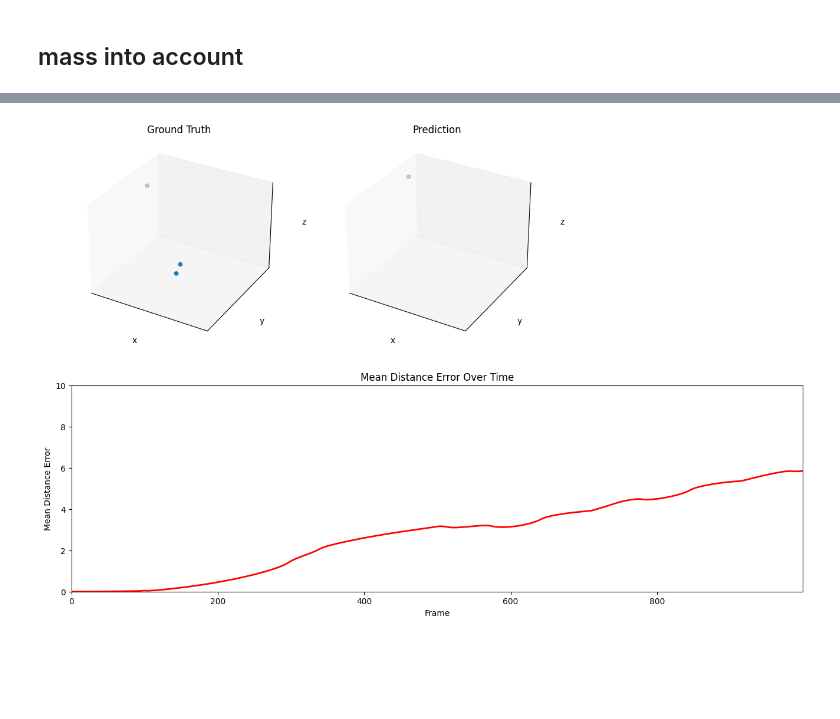
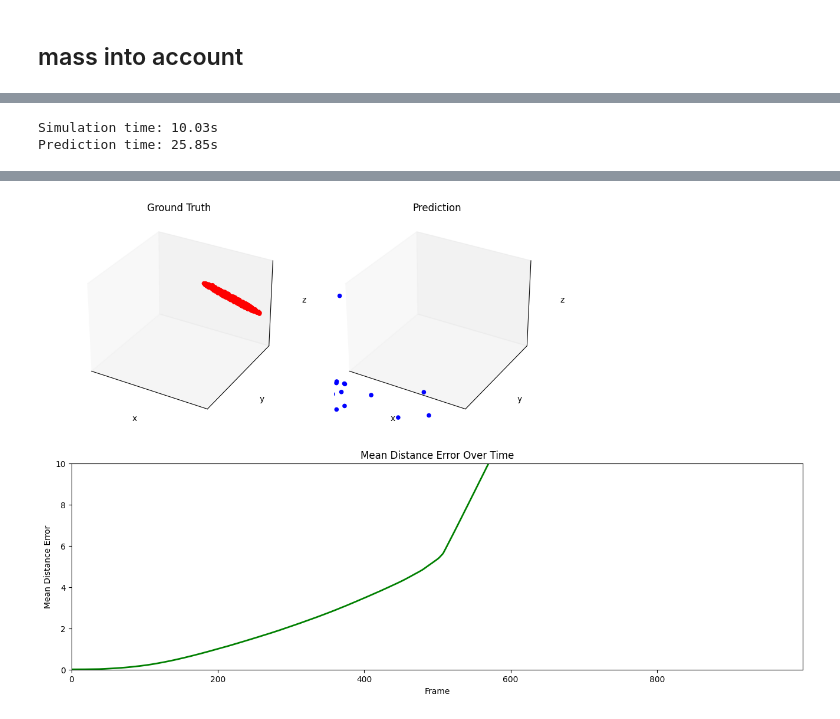
Before and after one commit to bikuta6/nbody-deep-sim, a Jupyter notebook: gnns.ipynb, the cells around one changed output, grey strips where cells are left out. Cells and saved outputs as stored; diff of their text form; code cells hidden in the pictures; blank space fills up the shorter version.

```diff
--- a/gnns.ipynb
+++ b/gnns.ipynb
@@ -6,11 +6,12 @@
 import torch
 import torch.nn.functional as F
 from torch_geometric.nn import GCNConv, GeneralConv, GENConv
+from torch_geometric.nn.models import MLP
 from torch_geometric.data import Data
 from torch_geometric.nn import radius_graph
 from torch_geometric.loader import DataLoader
 from torch_geometric.data import Data
-from datagen import generate_dataset, generate_dataset_nbodies, generate_dataset_1gal
+from datagen import generate_dataset, generate_dataset_nbodies, generate_dataset_1gal, generate_scene_1gal
 from tqdm import tqdm
 
 
@@ -41,23 +42,25 @@ def create_edge_attributes_based_on_mass_and_dist(data):
     return data
 
 class ParticleGNN(torch.nn.Module):
-    def __init__(self, input_dim, fc_dim, fc_layers, gnn_dim, message_passing_steps, output_dim):
+    def __init__(self, input_dim=9, edge_dim=2,  node_enc_hidden = [128, 128], edge_enc_hidden = [128, 128], dec_hidden = [128, 128], gnn_dim=128, message_passing_steps=4, agg='add', output_dim=3):
         super(ParticleGNN, self).__init__()
         # Encoder for initial node features
-        self.encoder = fully_connected(input_dim, fc_dim, gnn_dim, fc_layers)
+        self.node_encoder = MLP([input_dim] + node_enc_hidden + [gnn_dim])
+        self.edge_encoder = MLP([edge_dim] + edge_enc_hidden + [gnn_dim])
         # GeneralConv layers for message passing
         self.gnns = []
         for i in range(message_passing_steps):
-            gnn = GENConv(in_channels=gnn_dim, out_channels=gnn_dim, aggr='add', edge_dim=2)
+            gnn = GENConv(in_channels=gnn_dim, out_channels=gnn_dim, aggr=agg, edge_dim=gnn_dim)
             setattr(self, f'gnn_{i}', gnn)
             self.gnns.append(gnn)
 
         # Decoder to transform final node features to output
-        self.decoder = fully_connected(gnn_dim, fc_dim, output_dim, fc_layers)
+        self.decoder = MLP([gnn_dim] + dec_hidden + [output_dim])
 
     def forward(self, data):
         x, edge_index, edge_attr = data.x, data.edge_index, data.edge_attr  # Use edge_attr instead of edge_weight
-        x = self.encoder(x)
+        x = self.node_encoder(x)
+        edge_attr = self.edge_encoder(edge_attr)
 
         for gnn in self.gnns:
             x = F.relu(gnn(x, edge_index, edge_attr=edge_attr))  # Pass edge_attr to GeneralConv
@@ -114,7 +117,7 @@ def generate_graph_dataset(data, radius):
 # %%
 # Initialize model and optimizer
 import os
-model = ParticleGNN(input_dim=9, fc_dim=256, fc_layers=2, gnn_dim=256, message_passing_steps=5, output_dim=3)
+model = ParticleGNN()
 # load model weights
 device = torch.device('cuda' if torch.cuda.is_available() else 'mps' if torch.backends.mps.is_available() else 'cpu')
 model = model.to(device)
@@ -321,42 +338,52 @@ def animate_scene(scene, pos_pred):
     ax3.set_xlabel('Frame')
     ax3.set_ylabel('Mean Distance Error')
     ax3.set_title('Mean Distance Error Over Time')
-    line, = ax3.plot([], [], color='r', lw=2)
+    line, = ax3.plot([], [], color='g', lw=2)
 
     # Prepare the data
     n_bodies = len(scene['masses'])
     gt_pos = np.array([frame['pos'] for frame in scene['frames']])
-    scat1 = ax1.scatter(gt_pos[0, :, 0], gt_pos[0, :, 1], gt_pos[0, :, 2], color='r')
-    scat2 = ax2.scatter(pos_pred[0, :, 0], pos_pred[0, :, 1], pos_pred[0, :, 2], color='b')
+    scat1 = ax1.scatter(gt_pos[0, :, 0], gt_pos[0, :, 1], gt_pos[0, :, 2], c='r')
+    scat2 = ax2.scatter(pos_pred[0, :, 0], pos_pred[0, :, 1], pos_pred[0, :, 2], c='b')
 
     # Calculate mean distances for each frame
     mean_distance_per_step = [
         mean_distance(torch.tensor(pos_pred[i]), torch.tensor(gt_pos[i])).item()
         for i in range(len(pos_pred))
     ]
 
     # Update function for animation
     def update(frame):
         # Update 3D scatter plots
-        scat1._offsets3d = (gt_pos[frame, :, 0], gt_pos[frame, :, 1], gt_pos[frame, :, 2], color='r')
-        scat2._offsets3d = (pos_pred[frame, :, 0], pos_pred[frame, :, 1], pos_pred[frame, :, 2], color='b')
+        scat1._offsets3d = (gt_pos[frame, :, 0], gt_pos[frame, :, 1], gt_pos[frame, :, 2])
+        scat2._offsets3d = (pos_pred[frame, :, 0], pos_pred[frame, :, 1], pos_pred[frame, :, 2])
 
         # Update line plot with error values up to current frame
-        line.set_data(np.arange(frame + 1), mean_distance_per_step[:frame + 1], color='g')
+        line.set_data(np.arange(frame + 1), mean_distance_per_step[:frame + 1])
 
         return scat1, scat2, line
 
     # Create animation
     anim = FuncAnimation(fig, update, frames=len(pos_pred), blit=True, interval=10)
 
     return anim, mean_distance_per_step
 
 
 
-scene = generate_n_body_scene(n_bodies=3)
-pos_pred, acc_pred = generate_rollout_mixed(model, scene, n_steps=1000, dt=0.01, model_percentage=1)
+import time
+
+start_sim = time.time()
+scene = generate_scene_1gal(particles=500)
+end_sim = time.time()
+print(f'Simulation time: {end_sim - start_sim:.2f}s')
+start_pred = time.time()
+pos_pred, acc_pred = generate_rollout_mixed(model, scene, n_steps=1000, dt=0.01, model_percentage=0.1)
+end_pred = time.time()
+print(f'Prediction time: {end_pred - start_pred:.2f}s')
 ani, mean_dist = animate_scene(scene, pos_pred)
 HTML(ani.to_html5_video())
 # %% [output]
+Simulation time: 10.03s
+Prediction time: 25.85s
 [interactive output not drawn]
-[figure, old version]
+[figure, new version]
```
Also changed, not shown: parts of 3 cells of this notebook, 7 other files.
